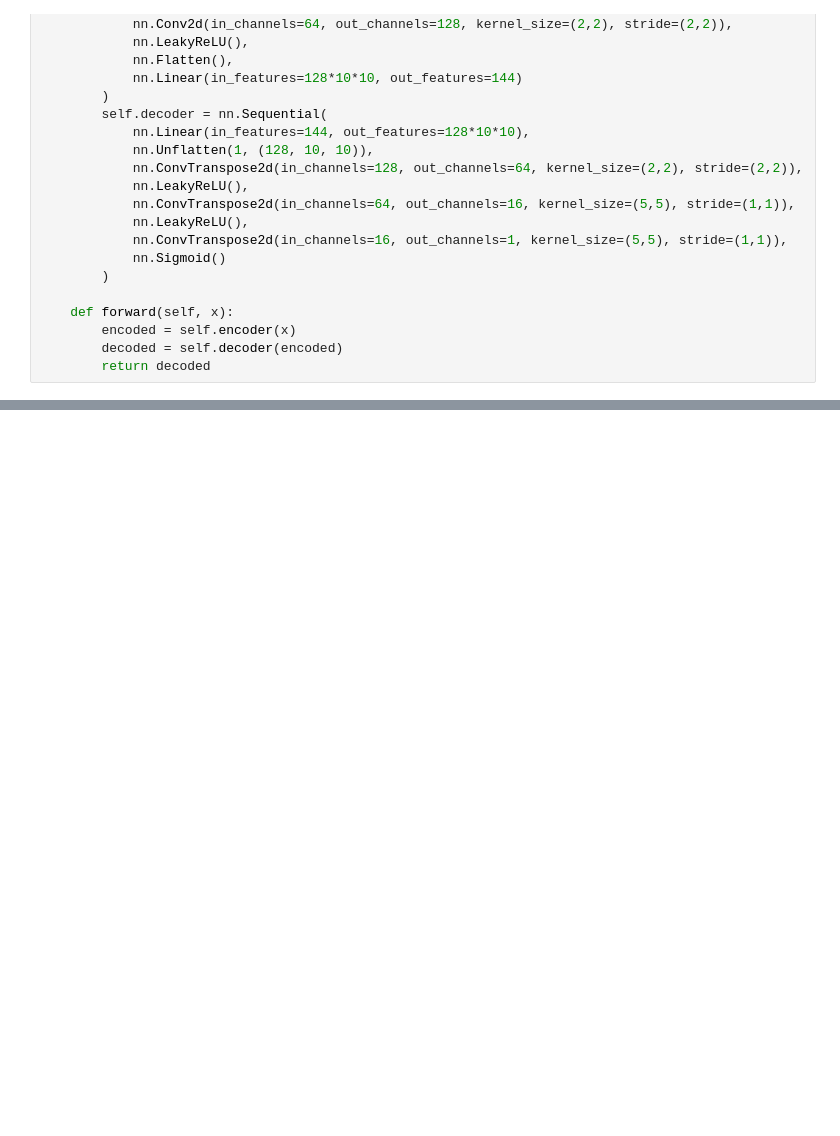
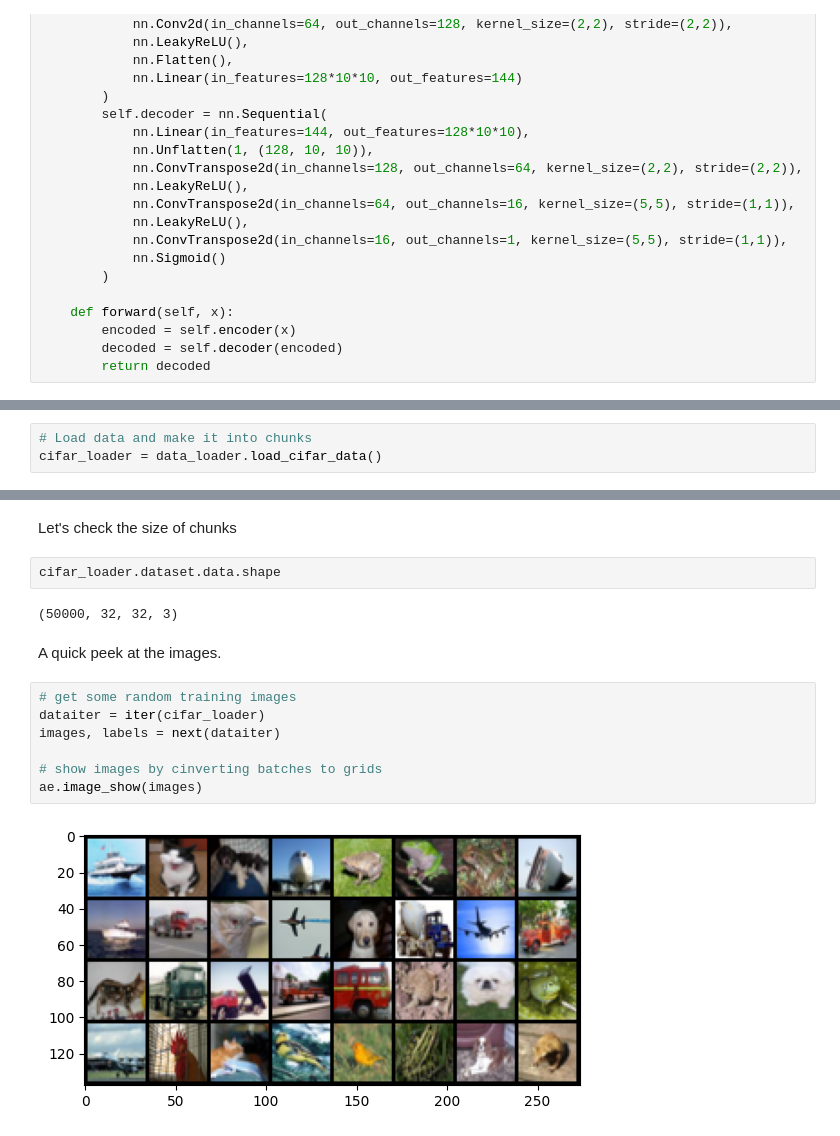
Before and after one commit to Shayan-B/pytorch-autoencoders, a Jupyter notebook: notebooks/Autoencoders.ipynb, the cells around one changed output, grey strips where cells are left out. Saved outputs shown, nothing was run; the diff lists cells and outputs as text; blank space fills up the shorter version.

Commit message:
added cifar

```diff
--- a/notebooks/Autoencoders.ipynb
+++ b/notebooks/Autoencoders.ipynb
@@ -300,0 +313,3 @@ ae.noisy_test(train_loader, model_cnn, linear=False, noise_intensity=0.3)
+# %%
+# Load data and make it into chunks
+cifar_loader = data_loader.load_cifar_data()
@@ -300,0 +320,17 @@ ae.noisy_test(train_loader, model_cnn, linear=False, noise_intensity=0.3)
+# %% [markdown]
+Let's check the size of chunks
+# %%
+cifar_loader.dataset.data.shape
+# %% [output]
+(50000, 32, 32, 3)
+# %% [markdown]
+A quick peek at the images.
+# %%
+# get some random training images
+dataiter = iter(cifar_loader)
+images, labels = next(dataiter)
+
+# show images by cinverting batches to grids
+ae.image_show(images)
+# %% [output]
+[figure, added]
```
Also changed, not shown: parts of 20 cells of this notebook, 3 other files.
